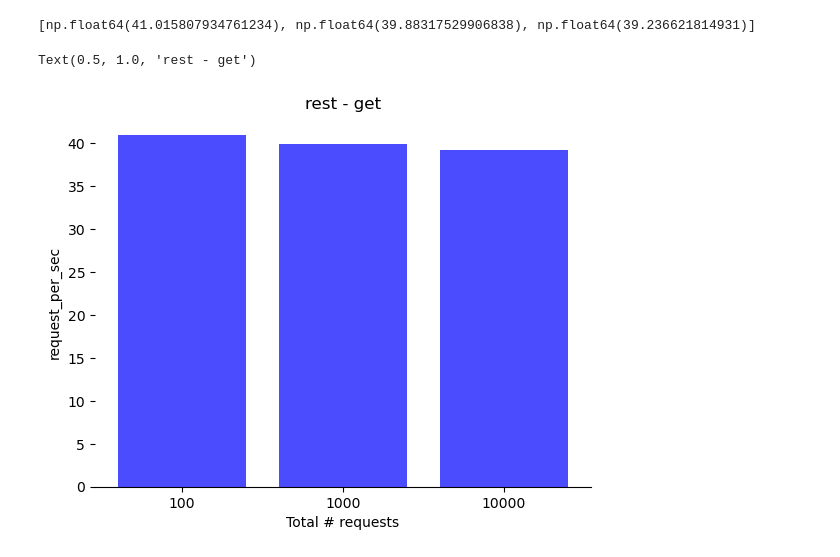
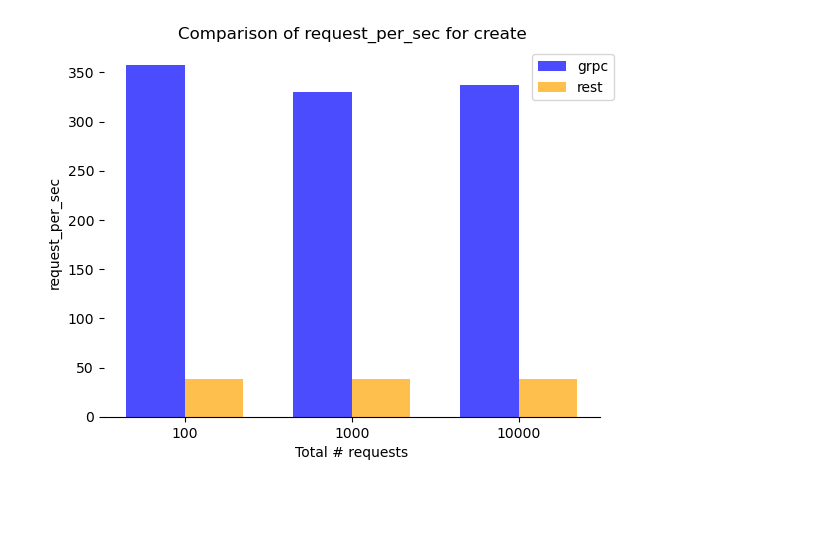
Before and after one commit to xXPinkmagicXx/prototype, a Jupyter notebook: visualize.ipynb, the cells around one changed output. Cells and saved outputs as stored; diff of their text form; code cells hidden in the pictures; blank space fills up the shorter version.

```diff
--- a/visualize.ipynb
+++ b/visualize.ipynb
@@ -111,10 +99,4 @@ Text(0.5, 1.0, 'grpc - get')
-# %%
-# Plotting as a bar chart
-make_bar_chart(c.API_REST, c.METHOD_GET, c.REQUEST_PER_SEC_KEY)
-plt.xlabel("Total # requests")
-plt.ylabel(c.REQUEST_PER_SEC_KEY)
-plt.title(f"{c.API_REST} - {c.METHOD_GET}")
-# %% [output]
-[np.float64(41.015807934761234), np.float64(39.88317529906838), np.float64(39.236621814931)]
-Text(0.5, 1.0, 'rest - get')
-[figure, removed]
+# %%
+make_combined_bar_chart(c.METHOD_CREATE, c.REQUEST_PER_SEC_KEY, True)
+# %% [output]
+[figure, added]
```
Also changed, not shown: parts of 10 cells of this notebook, 4 other files.
